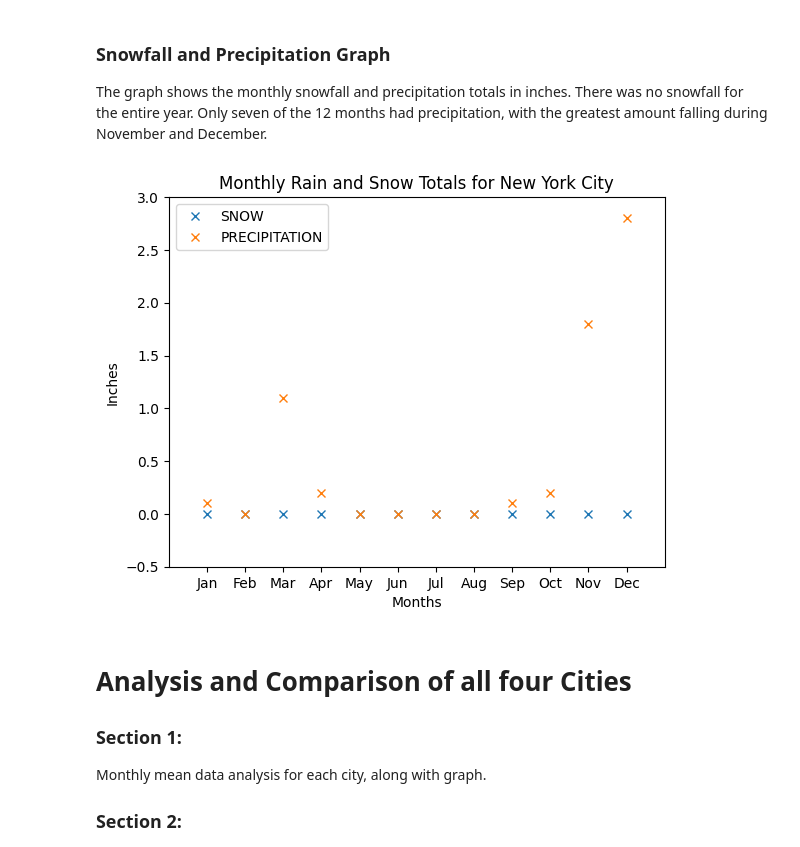
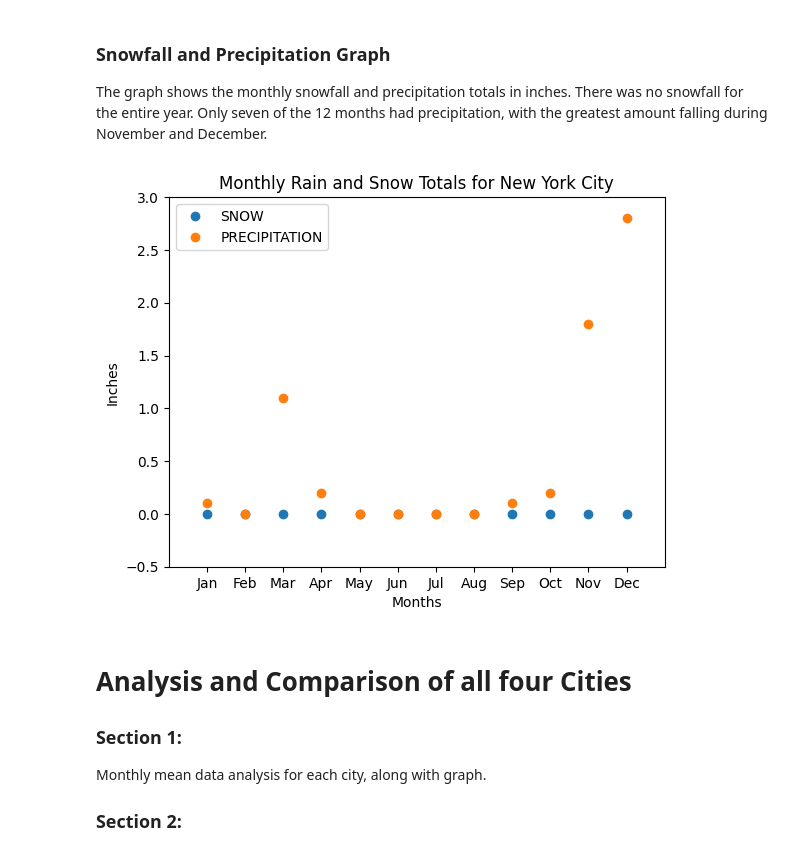
Before and after one commit to BerisDizdar/City_Weather_Comparison, a Jupyter notebook: City_Weather_Comparison.ipynb, the cells around one changed output. Drawn from its saved outputs; the diff is of its cells as text; code cells hidden in the pictures.

```diff
--- a/City_Weather_Comparison.ipynb
+++ b/City_Weather_Comparison.ipynb
@@ -879,15 +879,15 @@ LA_monthly_sum
 ### Snowfall and Precipitation Graph
 The graph shows the monthly snowfall and precipitation totals in inches. There was no snowfall for the entire year. Only seven of the 12 months had precipitation, with the greatest amount falling during November and December.
 # %%
-plt.plot(months, LA_monthly_sum, 'x',)
+plt.plot(months, LA_monthly_sum, 'o',)
 plt.xlabel('Months')
 plt.ylabel('Inches')
 plt.title('Monthly Rain and Snow Totals for New York City')
 plt.legend(LA_monthly_sum)
 plt.axis([-1,12, -0.5,3.0])
 plt.show()
 # %% [output]
-[figure, old version]
+[figure, new version]
 # %% [markdown]
 # Analysis and Comparison of all four Cities
 ### Section 1:
```
Also changed, not shown: parts of 1 cell of this notebook.
